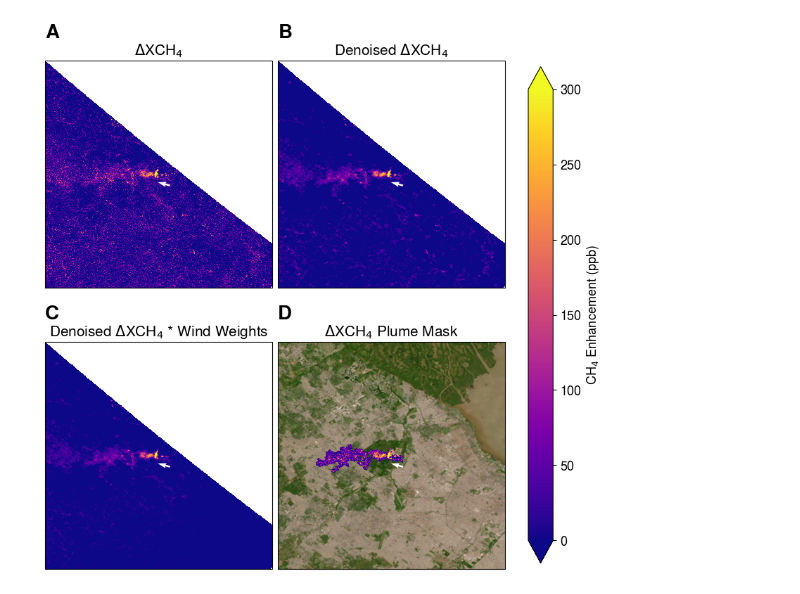
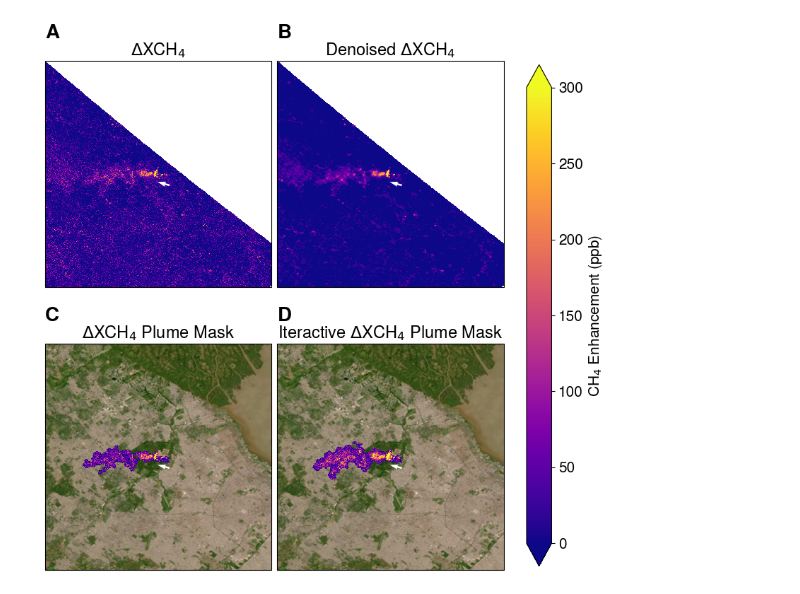
Before and after one commit to zxdawn/Hyper-Landfill, a Jupyter notebook: notebooks/plume_mask.ipynb, the cells around one changed output. Drawn from its saved outputs; the diff is of its cells as text; code cells hidden in the pictures.

```diff
--- a/notebooks/plume_mask.ipynb
+++ b/notebooks/plume_mask.ipynb
@@ -15,7 +15,7 @@ from matplotlib import rcParams
 rcParams['font.family'] = 'sans-serif'
 rcParams['font.sans-serif'] = ['tex gyre heros']
 
-font_size = 15
+font_size = 17
 rcParams['axes.titlesize'] = font_size
 rcParams['axes.labelsize'] = font_size - 2
 rcParams['xtick.labelsize'] = font_size - 2
@@ -26,6 +26,7 @@ rcParams['figure.titleweight'] = 'bold'
 # %%
 ds = xr.open_dataset('../data/Plume_mask/EMIT_L2B_001_20231124T142642_2332809_049.nc')
 ds_plume = xr.open_dataset('../data/Plume_mask/EMIT_L3B_001_20231124T142642_2332809_049_plume0.nc')
+ds_plume_final = xr.open_dataset('../data/Plume_mask/final/EMIT_L3B_001_20231124T142642_2332809_049_plume0.nc')
 df = pd.read_csv('../data/Plume_mask/EMIT_L3B_001_20231124T142642_2332809_049_plume0.csv',
                  converters={'plume_bounds': literal_eval}
                  )
@@ -96,9 +97,10 @@ lat_max = df['plume_latitude'] + pad
 for ax in axs:
     ax.set_extent((lon_min, lon_max, lat_min, lat_max), crs=proj)
 
-cx.add_basemap(axs[3], crs=proj, source=cx.providers.Esri.WorldImagery)
-# remove watermark
-axs[3].texts[0].remove()
+for ax in axs[2:]:
+    cx.add_basemap(ax, crs=proj, source=cx.providers.Esri.WorldImagery)
+    # remove watermark
+    ax.texts[0].remove()
 
 ax = axs[0]
 # plot rgb and ch4 data
@@ -107,35 +109,39 @@ m = ds['ch4'].plot(ax=ax, x='longitude', y='latitude', vmin=0, vmax=300, cmap='p
 ax.set_title('$\Delta$XCH$_4$')
 
 ax = axs[1]
 # plot rgb and ch4 data
 m = ds['ch4_comb_denoise'].plot(ax=ax, x='longitude', y='latitude', vmin=0, vmax=300, cmap='plasma', add_colorbar=False, rasterized=True)
 
 # get wind info
 u_era5 = ds_plume['u10'].sel(source='ERA5').mean()
 v_era5 = ds_plume['v10'].sel(source='ERA5').mean()
 wspd_era5 = np.sqrt(u_era5**2+v_era5**2).item()
 
 ax.set_title('Denoised $\Delta$XCH$_4$')
 
+# ax = axs[2]
+# m = ch4_weights.plot(ax=ax, x='longitude', y='latitude', vmin=0, vmax=300, cmap='plasma', add_colorbar=False, rasterized=True)
+# ax.set_title('Denoised $\Delta$XCH$_4$ * Wind Weights')
+
 ax = axs[2]
-m = ch4_weights.plot(ax=ax, x='longitude', y='latitude', vmin=0, vmax=300, cmap='plasma', add_colorbar=False, rasterized=True)
-ax.set_title('Denoised $\Delta$XCH$_4$ * Wind Weights')
+m = ds_plume['ch4'].plot(ax=ax, x='longitude', y='latitude', vmin=0, vmax=300, cmap='plasma', add_colorbar=False, rasterized=True)
+ax.set_title('$\Delta$XCH$_4$ Plume Mask')
 
 ax = axs[3]
-m = ds_plume['ch4'].plot(ax=ax, x='longitude', y='latitude', vmin=0, vmax=300, cmap='plasma', add_colorbar=False, rasterized=True)
-ax.set_title('$\Delta$XCH$_4$ Plume Mask')
+m = ds_plume_final['ch4'].plot(ax=ax, x='longitude', y='latitude', vmin=0, vmax=300, cmap='plasma', add_colorbar=False, rasterized=True)
+ax.set_title('Iteractive $\Delta$XCH$_4$ Plume Mask')
 
 fig.colorbar(m, ax=axs, extend='both', label='CH$_4$ Enhancement (ppb)', shrink=0.95)
 
 for n, ax in enumerate(axs):
     # plot wind quivers
     q_era5 = ax.quiver(lon_target+pad/10, lat_target-pad/10,
                         u_era5, v_era5, transform=proj, color='w',
                         )
     ax.text(0, 1.1, string.ascii_uppercase[n],
             transform=ax.transAxes,
             size=20, weight='bold')
 
 fig.savefig('../figures/plume_mask.pdf')
 # %% [output]
-[figure, old version]
+[figure, new version]
```
Also changed, not shown: parts of 1 cell of this notebook.
